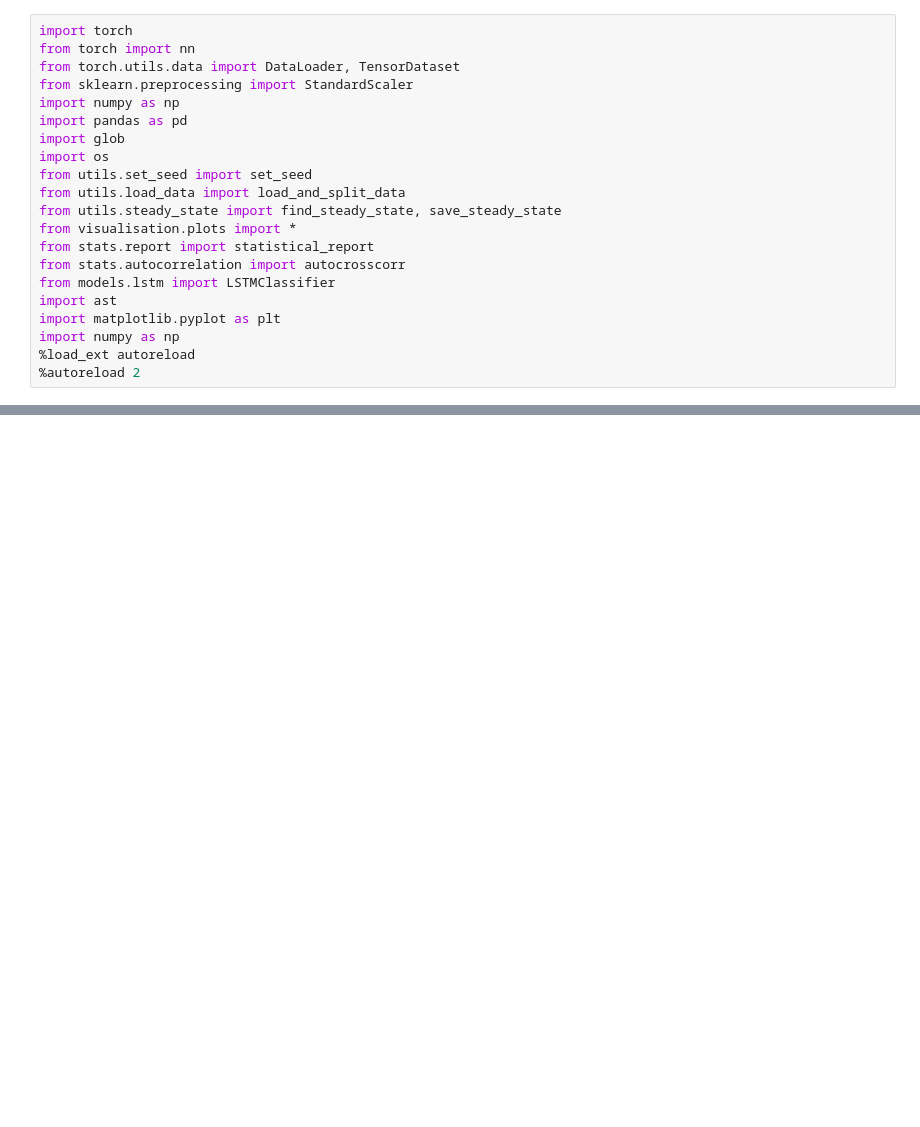
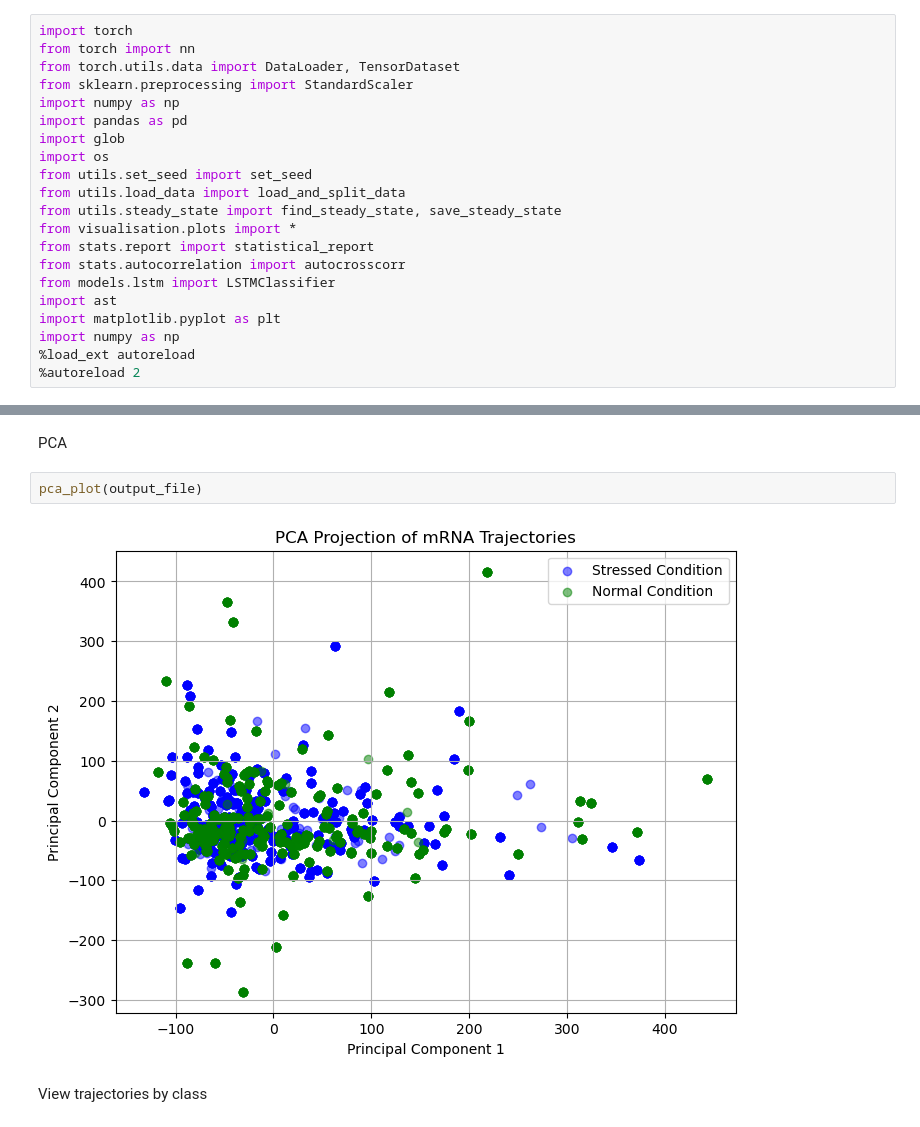
Before and after one commit to GrignardReagent/SSA, a Jupyter notebook: notebooks/WIP_LSTM_EDA.ipynb, the cells around one changed output, grey strips where cells are left out. Cells and saved outputs as stored; diff of their text form; blank space fills up the shorter version.

```diff
--- a/notebooks/WIP_LSTM_EDA.ipynb
+++ b/notebooks/WIP_LSTM_EDA.ipynb
@@ -65,3 +73,11 @@ plot_mRNA_dist(parameter_sets, stress_trajectories, normal_trajectories, steady_
+# %% [markdown]
+PCA
+# %%
+pca_plot(output_file)
+# %% [output]
+[figure, added]
+# %% [markdown]
+View trajectories by class
 # %%
 #### Load the steady state data and prepare it for LSTM
 steady_state_file = os.path.join('data/steady_state_series/', f"{os.path.splitext(os.path.basename(output_file))[0]}_SS.csv") # this is the file name we saved it as
```
Also changed, not shown: parts of 13 cells of this notebook, 5 other files.
